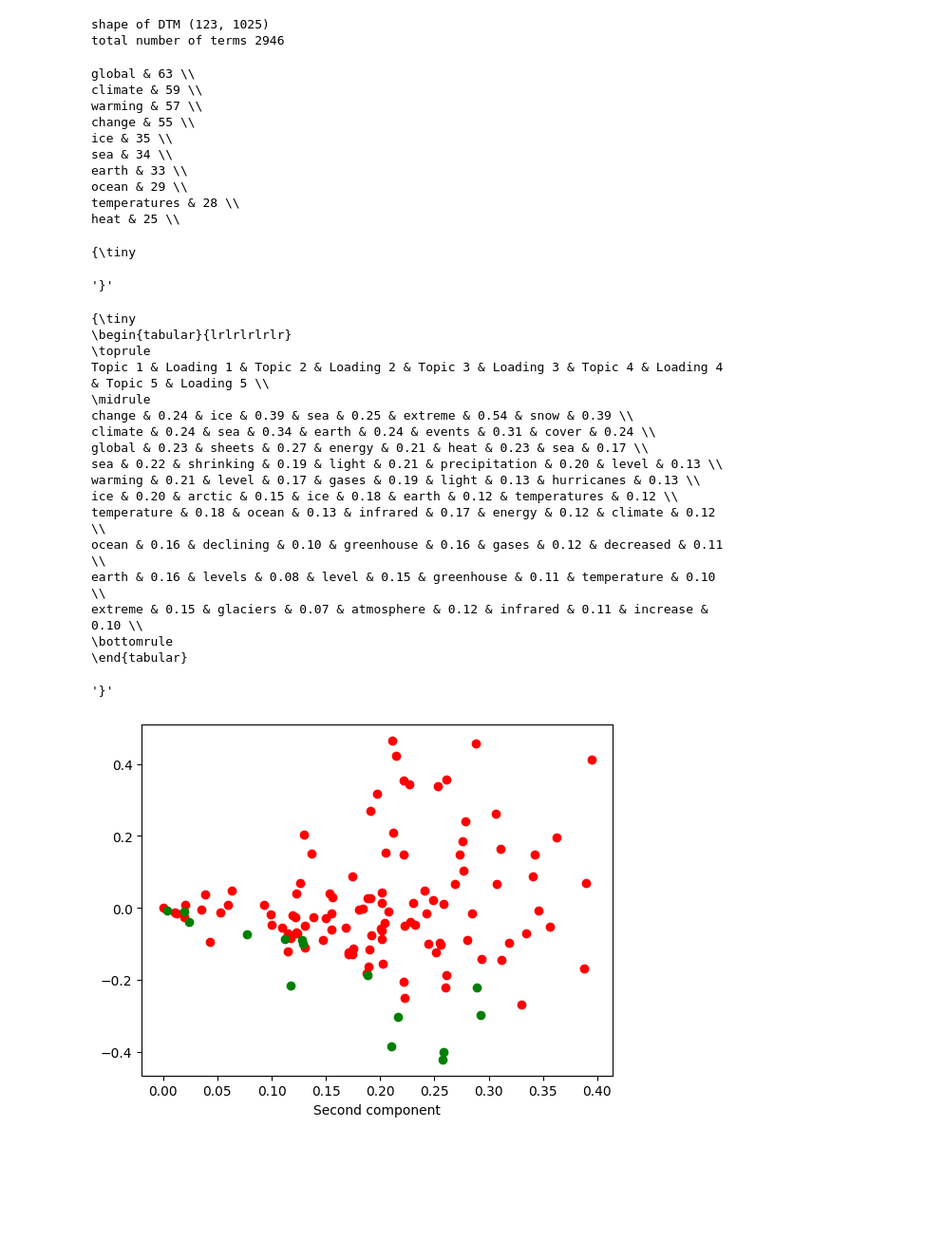
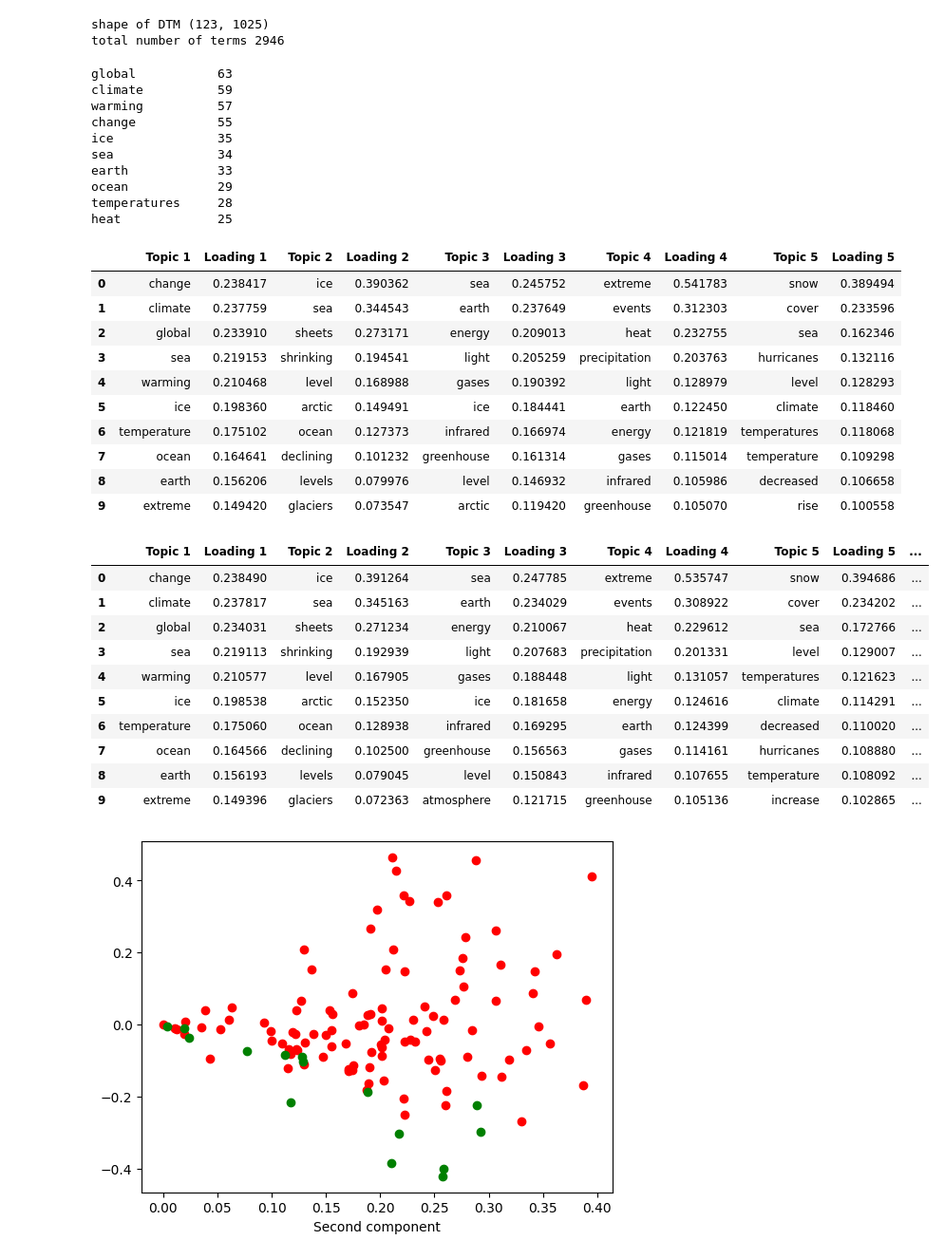
Before and after one commit to gedeck/mistat-code-solutions, a Jupyter notebook: ModernStatistics/solutions/Solution_Chap008_ex.ipynb, the cells around one changed output. Shown at 95% size. Cells and saved outputs as stored; diff of their text form; code cells hidden in the pictures; blank space fills up the shorter version.

```diff
--- a/ModernStatistics/solutions/Solution_Chap008_ex.ipynb
+++ b/ModernStatistics/solutions/Solution_Chap008_ex.ipynb
@@ -314,18 +314,18 @@ termCounts = np.array(counts.sum(axis=0)).flatten()
 topCounts = termCounts.argsort()
 terms = vectorizer.get_feature_names_out()
 for n in reversed(topCounts[-10:]):
-  print(f'{terms[n]} & {termCounts[n]} \\\\')
+  print(f'{terms[n]:14s}  {termCounts[n]:3d}')
 # %% [output]
-global & 63 \\
-climate & 59 \\
-warming & 57 \\
-change & 55 \\
-ice & 35 \\
-sea & 34 \\
-earth & 33 \\
-ocean & 29 \\
-temperatures & 28 \\
-heat & 25 \\
+global           63
+climate          59
+warming          57
+change           55
+ice              35
+sea              34
+earth            33
+ocean            29
+temperatures     28
+heat             25
 # %%
 from sklearn.feature_extraction.text import TfidfTransformer
 
@@ -346,12 +346,20 @@ for i, component in enumerate(svd.components_, 1):
   data[f'Topic {i}'] = [terms[n] for n in idx]
   data[f'Loading {i}'] = [component[n] for n in idx]
 df = pd.DataFrame(data)
-# %%
-print("{\\tiny")
-"}"
-# %% [output]
-{\tiny
-'}'
+# %%
+df
+# %% [output]
+|  | Topic 1 | Loading 1 | Topic 2 | Loading 2 | Topic 3 | Loading 3 | Topic 4 | Loading 4 | Topic 5 | Loading 5 |
+| 0 | change | 0.238417 | ice | 0.390362 | sea | 0.245752 | extreme | 0.541783 | snow | 0.389494 |
+| 1 | climate | 0.237759 | sea | 0.344543 | earth | 0.237649 | events | 0.312303 | cover | 0.233596 |
+| 2 | global | 0.233910 | sheets | 0.273171 | energy | 0.209013 | heat | 0.232755 | sea | 0.162346 |
+| 3 | sea | 0.219153 | shrinking | 0.194541 | light | 0.205259 | precipitation | 0.203763 | hurricanes | 0.132116 |
+| 4 | warming | 0.210468 | level | 0.168988 | gases | 0.190392 | light | 0.128979 | level | 0.128293 |
+| 5 | ice | 0.198360 | arctic | 0.149491 | ice | 0.184441 | earth | 0.122450 | climate | 0.118460 |
+| 6 | temperature | 0.175102 | ocean | 0.127373 | infrared | 0.166974 | energy | 0.121819 | temperatures | 0.118068 |
+| 7 | ocean | 0.164641 | declining | 0.101232 | greenhouse | 0.161314 | gases | 0.115014 | temperature | 0.109298 |
+| 8 | earth | 0.156206 | levels | 0.079976 | level | 0.146932 | infrared | 0.105986 | decreased | 0.106658 |
+| 9 | extreme | 0.149420 | glaciers | 0.073547 | arctic | 0.119420 | greenhouse | 0.105070 | rise | 0.100558 |
 # %%
 svd = TruncatedSVD(10)
 norm_tfidf = Normalizer().fit_transform(tfidf)
@@ -365,29 +373,20 @@ for i, component in enumerate(svd.components_, 1):
   data[f'Topic {i}'] = [terms[n] for n in idx]
   data[f'Loading {i}'] = [component[n] for n in idx]
 df = pd.DataFrame(data)
-# %%
-print("{\\tiny")
-print(df.iloc[:, :10].style.format(precision=2).hide(axis='index').to_latex(hrules=True))
-"}"
-# %% [output]
-{\tiny
-\begin{tabular}{lrlrlrlrlr}
-\toprule
-Topic 1 & Loading 1 & Topic 2 & Loading 2 & Topic 3 & Loading 3 & Topic 4 & Loading 4 & Topic 5 & Loading 5 \\
-\midrule
-change & 0.24 & ice & 0.39 & sea & 0.25 & extreme & 0.54 & snow & 0.39 \\
-climate & 0.24 & sea & 0.34 & earth & 0.24 & events & 0.31 & cover & 0.24 \\
-global & 0.23 & sheets & 0.27 & energy & 0.21 & heat & 0.23 & sea & 0.17 \\
-sea & 0.22 & shrinking & 0.19 & light & 0.21 & precipitation & 0.20 & level & 0.13 \\
-warming & 0.21 & level & 0.17 & gases & 0.19 & light & 0.13 & hurricanes & 0.13 \\
-ice & 0.20 & arctic & 0.15 & ice & 0.18 & earth & 0.12 & temperatures & 0.12 \\
-temperature & 0.18 & ocean & 0.13 & infrared & 0.17 & energy & 0.12 & climate & 0.12 \\
-ocean & 0.16 & declining & 0.10 & greenhouse & 0.16 & gases & 0.12 & decreased & 0.11 \\
-earth & 0.16 & levels & 0.08 & level & 0.15 & greenhouse & 0.11 & temperature & 0.10 \\
-extreme & 0.15 & glaciers & 0.07 & atmosphere & 0.12 & infrared & 0.11 & increase & 0.10 \\
-\bottomrule
-\end{tabular}
-'}'
+# %%
+df
+# %% [output]
+|  | Topic 1 | Loading 1 | Topic 2 | Loading 2 | Topic 3 | Loading 3 | Topic 4 | Loading 4 | Topic 5 | Loading 5 | ... |
+| 0 | change | 0.238490 | ice | 0.391264 | sea | 0.247785 | extreme | 0.535747 | snow | 0.394686 | ... |
+| 1 | climate | 0.237817 | sea | 0.345163 | earth | 0.234029 | events | 0.308922 | cover | 0.234202 | ... |
+| 2 | global | 0.234031 | sheets | 0.271234 | energy | 0.210067 | heat | 0.229612 | sea | 0.172766 | ... |
+| 3 | sea | 0.219113 | shrinking | 0.192939 | light | 0.207683 | precipitation | 0.201331 | level | 0.129007 | ... |
+| 4 | warming | 0.210577 | level | 0.167905 | gases | 0.188448 | light | 0.131057 | temperatures | 0.121623 | ... |
+| 5 | ice | 0.198538 | arctic | 0.152350 | ice | 0.181658 | energy | 0.124616 | climate | 0.114291 | ... |
+| 6 | temperature | 0.175060 | ocean | 0.128938 | infrared | 0.169295 | earth | 0.124399 | decreased | 0.110020 | ... |
+| 7 | ocean | 0.164566 | declining | 0.102500 | greenhouse | 0.156563 | gases | 0.114161 | hurricanes | 0.108880 | ... |
+| 8 | earth | 0.156193 | levels | 0.079045 | level | 0.150843 | infrared | 0.107655 | temperature | 0.108092 | ... |
+| 9 | extreme | 0.149396 | glaciers | 0.072363 | atmosphere | 0.121715 | greenhouse | 0.105136 | increase | 0.102865 | ... |
 # %%
 fig, ax = plt.subplots()
 blog1 = [label == 'blog-1' for label in labels]
```
Also changed, not shown: parts of 4 cells of this notebook, 24 other files.
